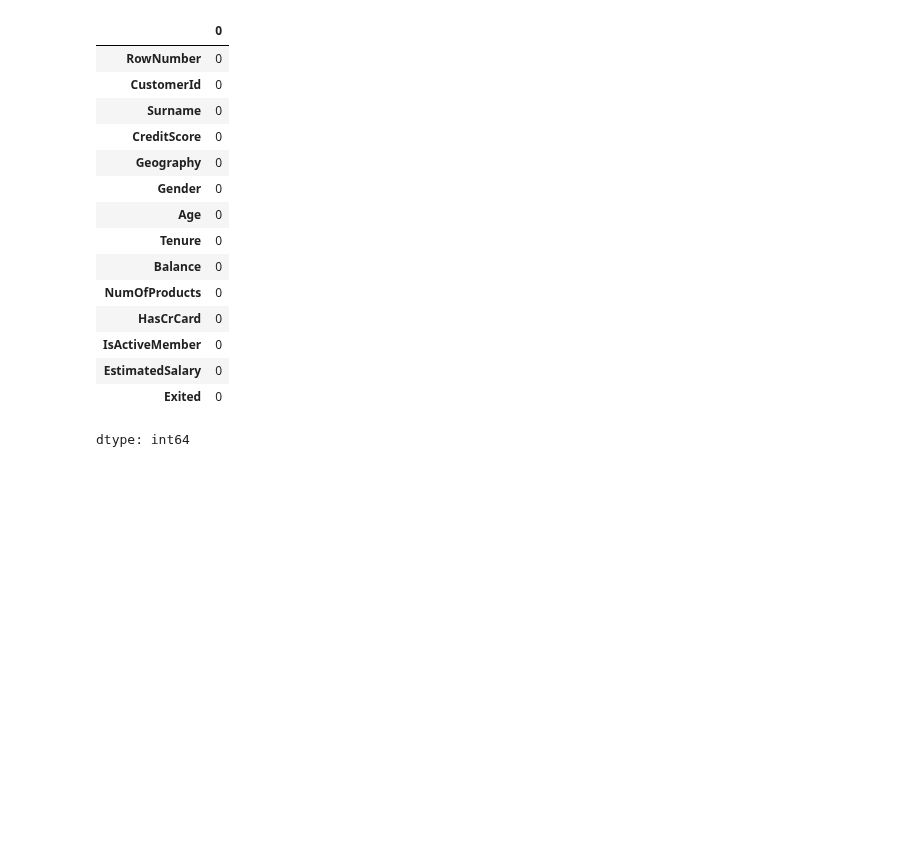
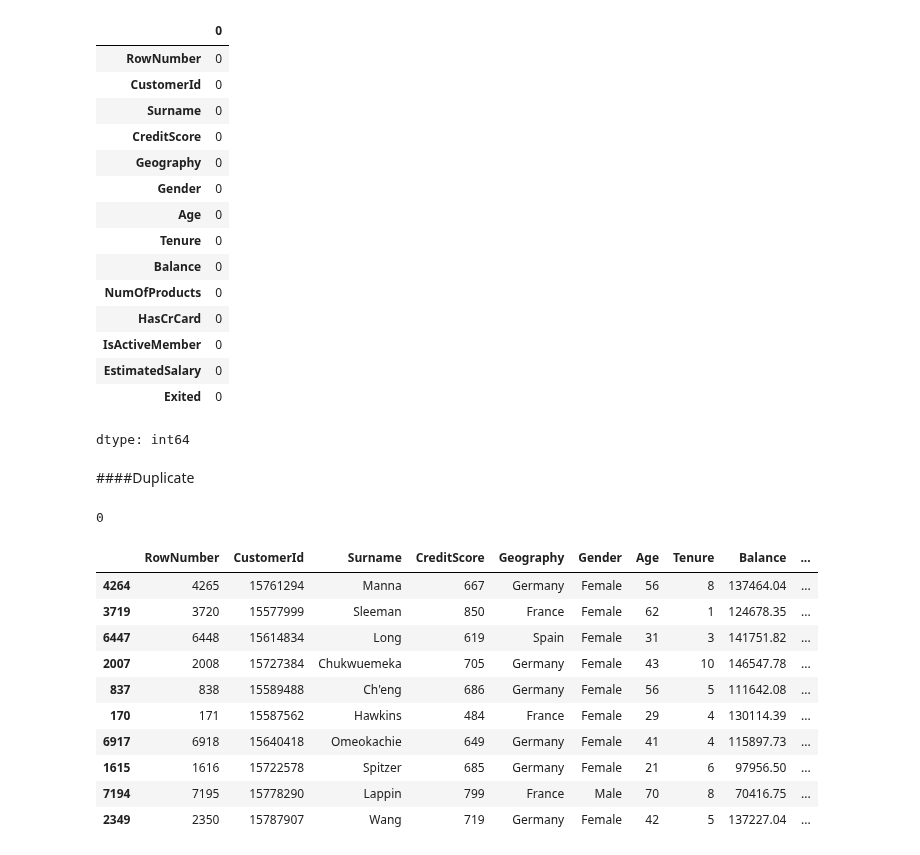
Before and after one commit to Farazmghm/Portfolio, a Jupyter notebook: bank_churn_analysis_and_Prediction.ipynb, the cells around one changed output. Drawn from its saved outputs; the diff is of its cells as text; code cells hidden in the pictures; blank space fills up the shorter version.

```diff
--- a/bank_churn_analysis_and_Prediction.ipynb
+++ b/bank_churn_analysis_and_Prediction.ipynb
@@ -118,3 +118,23 @@ df.isnull().sum()
 | EstimatedSalary | 0 |
 | Exited | 0 |
 dtype: int64
+# %% [markdown]
+####Duplicate
+# %%
+df.duplicated().sum()
+# %% [output]
+0
+# %%
+df.sample(10)
+# %% [output]
+|  | RowNumber | CustomerId | Surname | CreditScore | Geography | Gender | Age | Tenure | Balance | ... |
+| 4264 | 4265 | 15761294 | Manna | 667 | Germany | Female | 56 | 8 | 137464.04 | ... |
+| 3719 | 3720 | 15577999 | Sleeman | 850 | France | Female | 62 | 1 | 124678.35 | ... |
+| 6447 | 6448 | 15614834 | Long | 619 | Spain | Female | 31 | 3 | 141751.82 | ... |
+| 2007 | 2008 | 15727384 | Chukwuemeka | 705 | Germany | Female | 43 | 10 | 146547.78 | ... |
+| 837 | 838 | 15589488 | Ch'eng | 686 | Germany | Female | 56 | 5 | 111642.08 | ... |
+| 170 | 171 | 15587562 | Hawkins | 484 | France | Female | 29 | 4 | 130114.39 | ... |
+| 6917 | 6918 | 15640418 | Omeokachie | 649 | Germany | Female | 41 | 4 | 115897.73 | ... |
+| 1615 | 1616 | 15722578 | Spitzer | 685 | Germany | Female | 21 | 6 | 97956.50 | ... |
+| 7194 | 7195 | 15778290 | Lappin | 799 | France | Male | 70 | 8 | 70416.75 | ... |
+| 2349 | 2350 | 15787907 | Wang | 719 | Germany | Female | 42 | 5 | 137227.04 | ... |
```
Also changed, not shown: parts of 1 cell of this notebook.
